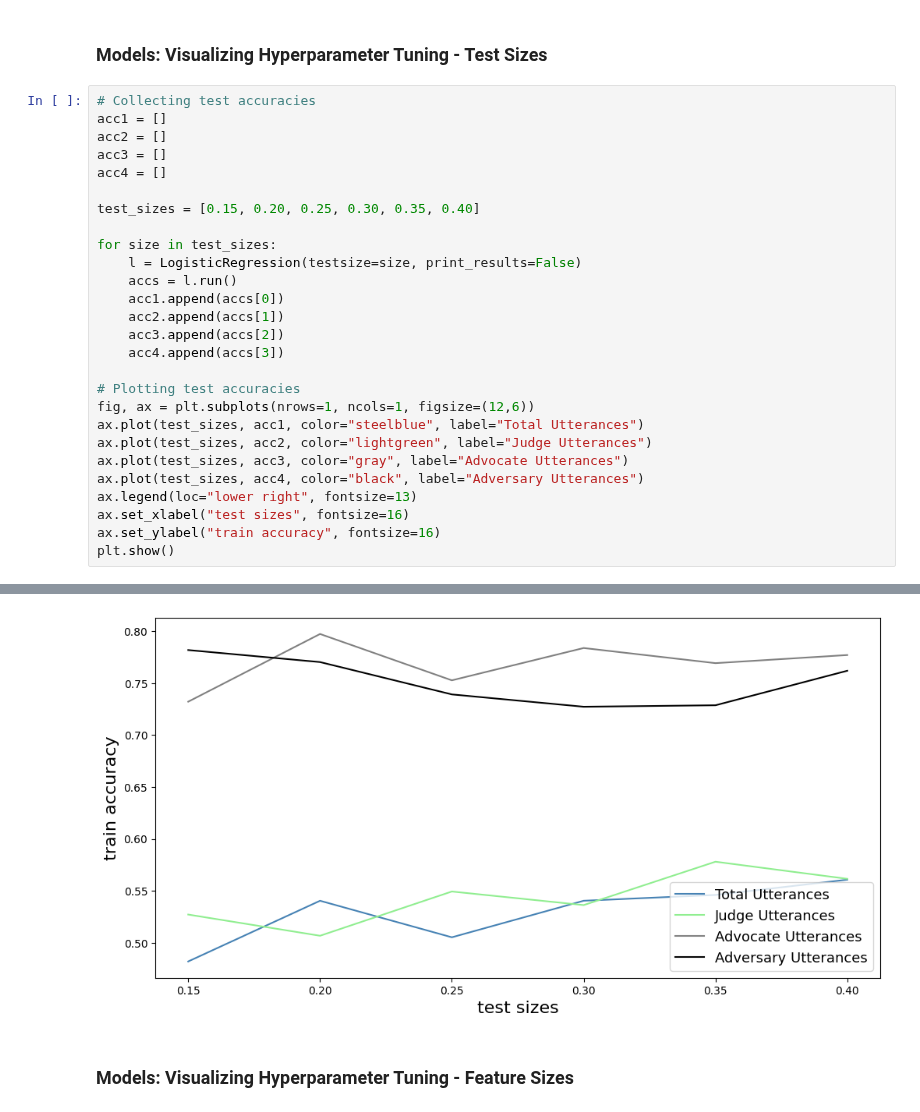
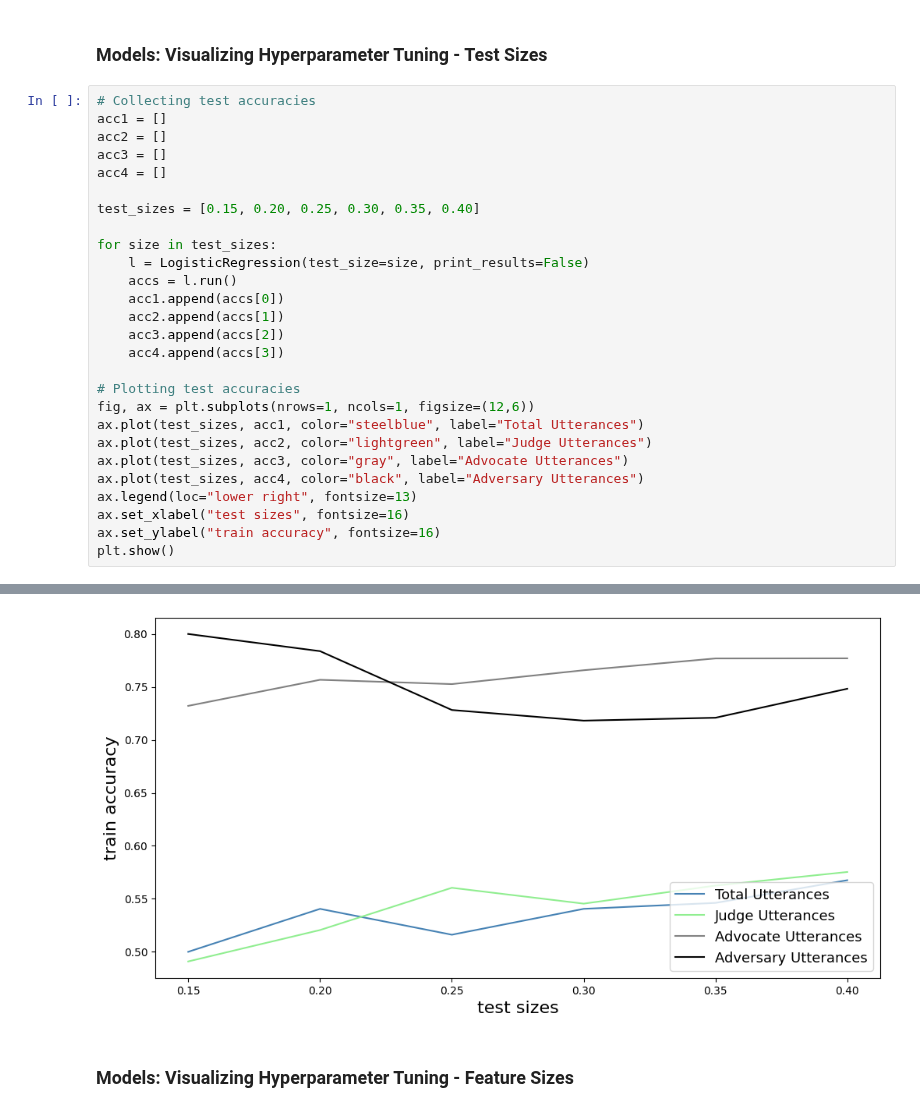
Before and after one commit to michplunkett/supreme-court-ml-predictions, a Jupyter notebook: second_checkpoint.ipynb, the cells around one changed output, grey strips where cells are left out. Drawn from its saved outputs; the diff is of its cells as text.

```diff
--- a/second_checkpoint.ipynb
+++ b/second_checkpoint.ipynb
@@ -143,7 +143,7 @@ acc4 = []
 test_sizes = [0.15, 0.20, 0.25, 0.30, 0.35, 0.40]
 
 for size in test_sizes:
-    l = LogisticRegression(testsize=size, print_results=False)
+    l = LogisticRegression(test_size=size, print_results=False)
     accs = l.run()
     acc1.append(accs[0])
     acc2.append(accs[1])
@@ -164,4 +181,4 @@ plt.show()
-[figure, old version]
+[figure, new version]
 # %% [markdown]
 ### Models: Visualizing Hyperparameter Tuning - Feature Sizes
 # %%
```
Also changed, not shown: parts of 3 cells of this notebook.
